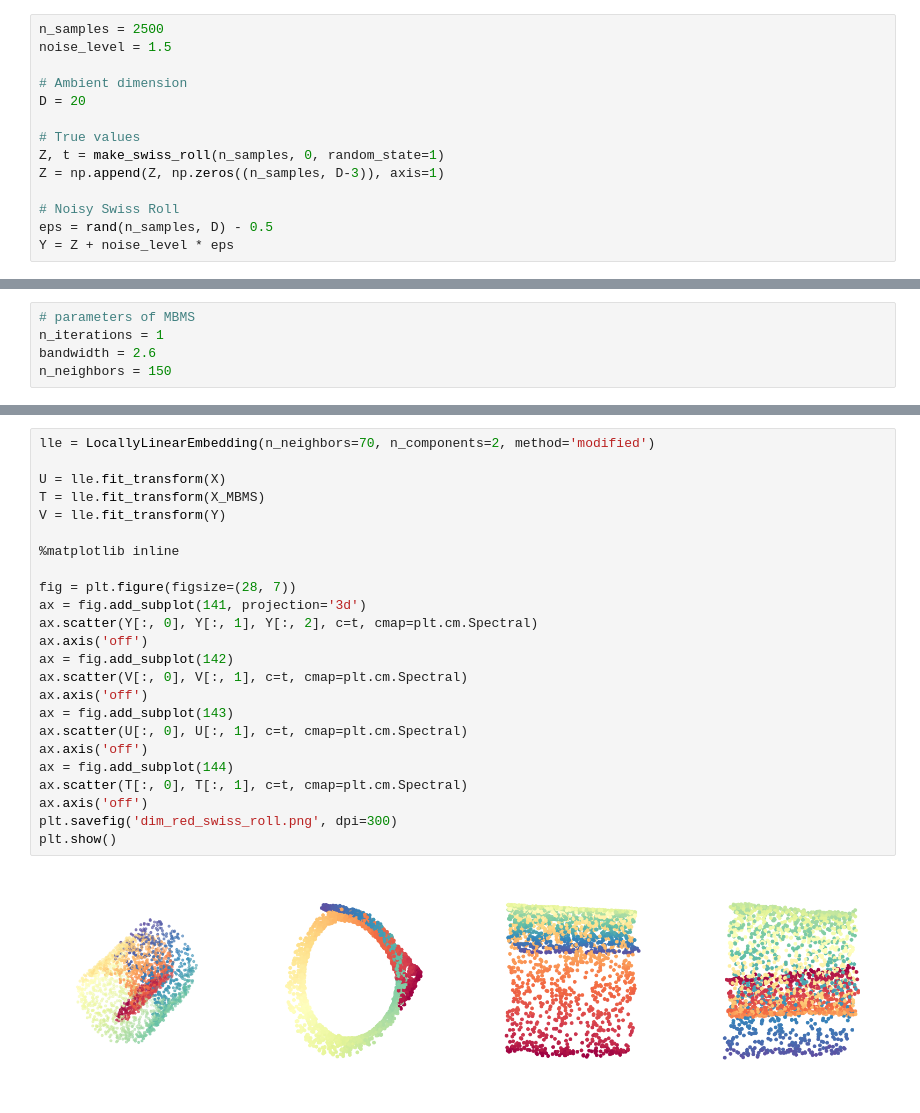
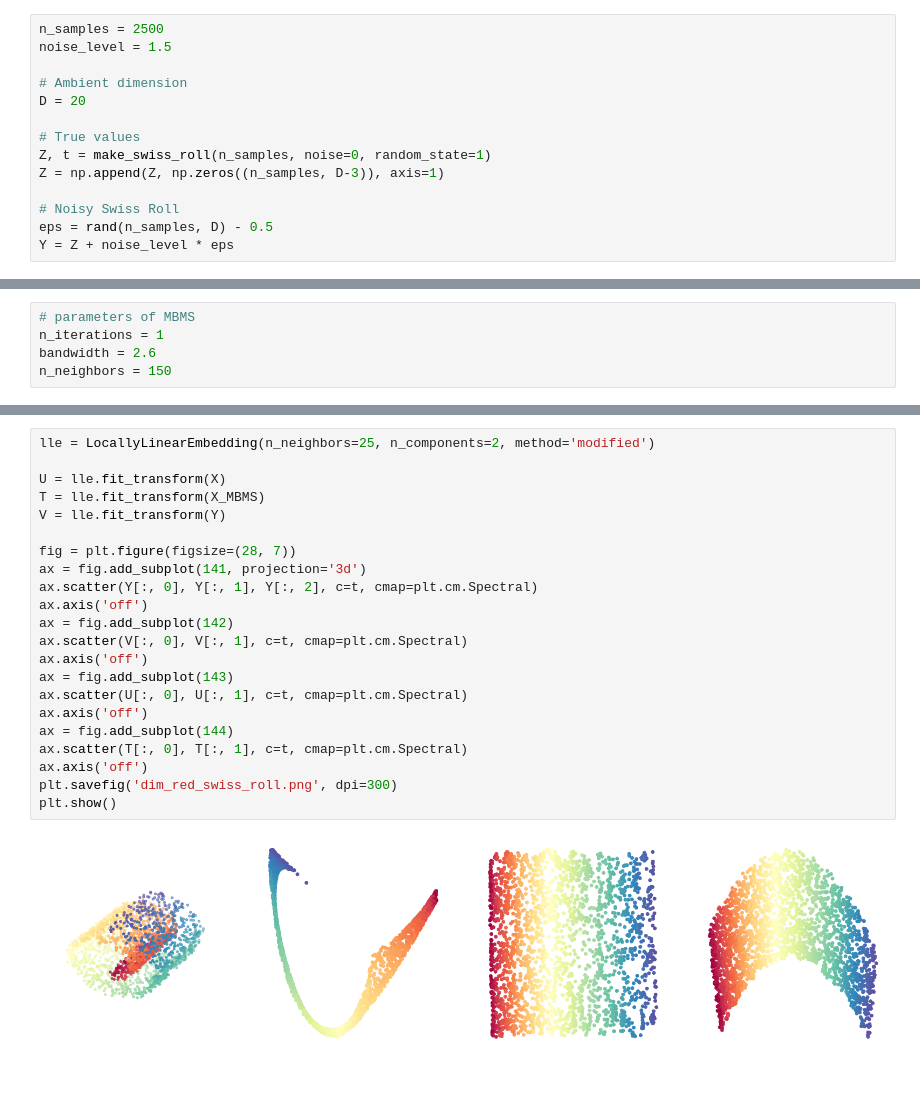
Before and after one commit to npuchkin/SAME, a Jupyter notebook: SAME_manifold_denoising.ipynb, the cells around one changed output, grey strips where cells are left out. Cells and saved outputs as stored; diff of their text form; blank space fills up the shorter version.

```diff
--- a/SAME_manifold_denoising.ipynb
+++ b/SAME_manifold_denoising.ipynb
@@ -286,7 +280,7 @@ noise_level = 1.5
 D = 20
 
 # True values
-Z, t = make_swiss_roll(n_samples, 0, random_state=1)
+Z, t = make_swiss_roll(n_samples, noise=0, random_state=1)
 Z = np.append(Z, np.zeros((n_samples, D-3)), axis=1)
 
 # Noisy Swiss Roll
@@ -389,26 +379,24 @@ plt.close()
 # %%
-lle = LocallyLinearEmbedding(n_neighbors=70, n_components=2, method='modified')
+lle = LocallyLinearEmbedding(n_neighbors=25, n_components=2, method='modified')
 
 U = lle.fit_transform(X)
 T = lle.fit_transform(X_MBMS)
 V = lle.fit_transform(Y)
-
-%matplotlib inline
 
 fig = plt.figure(figsize=(28, 7))
 ax = fig.add_subplot(141, projection='3d')
 ax.scatter(Y[:, 0], Y[:, 1], Y[:, 2], c=t, cmap=plt.cm.Spectral)
 ax.axis('off')
 ax = fig.add_subplot(142)
 ax.scatter(V[:, 0], V[:, 1], c=t, cmap=plt.cm.Spectral)
 ax.axis('off')
 ax = fig.add_subplot(143)
 ax.scatter(U[:, 0], U[:, 1], c=t, cmap=plt.cm.Spectral)
 ax.axis('off')
 ax = fig.add_subplot(144)
 ax.scatter(T[:, 0], T[:, 1], c=t, cmap=plt.cm.Spectral)
 ax.axis('off')
 plt.savefig('dim_red_swiss_roll.png', dpi=300)
 plt.show()
 # %% [output]
-[figure, old version]
+[figure, new version]
```
Also changed, not shown: parts of 10 cells of this notebook.
